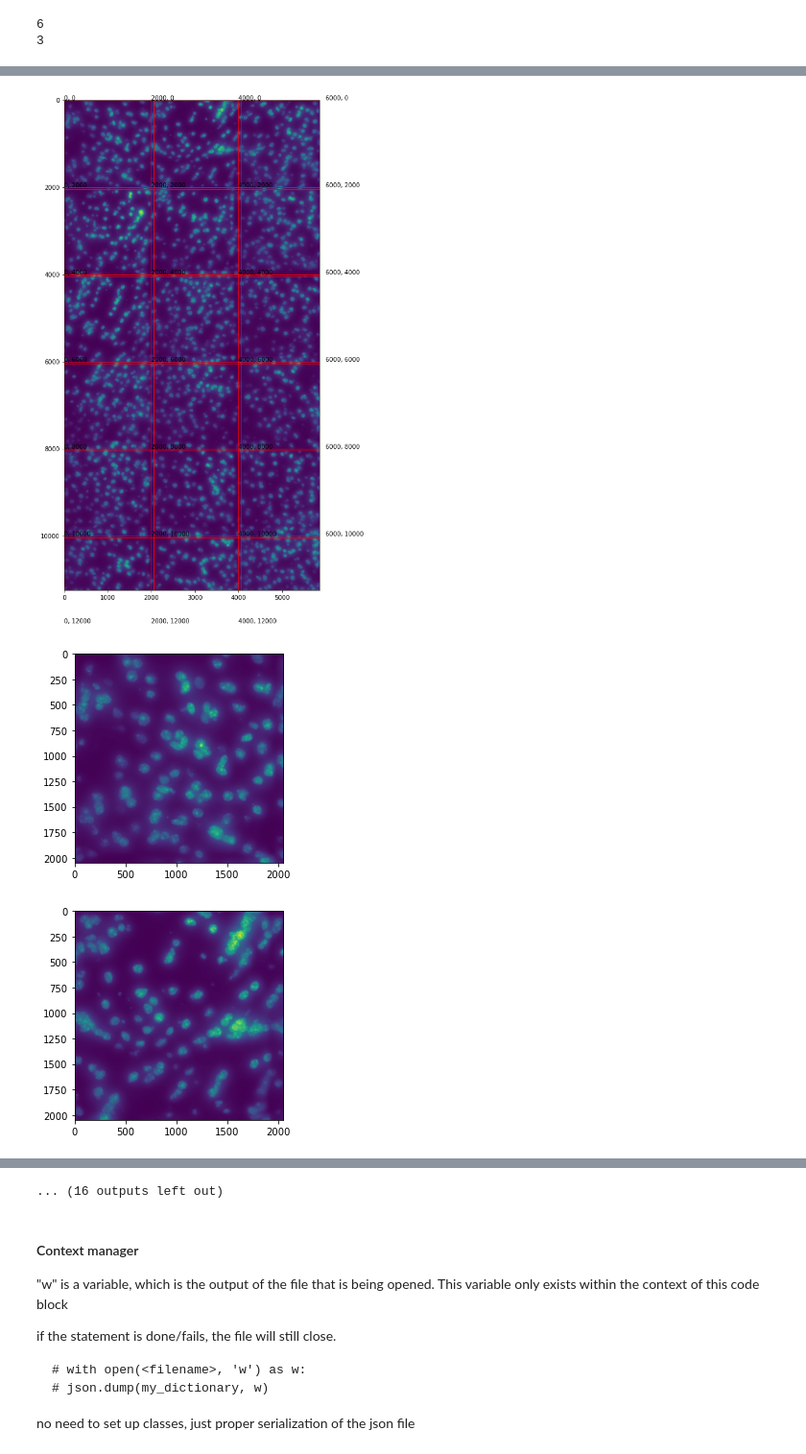
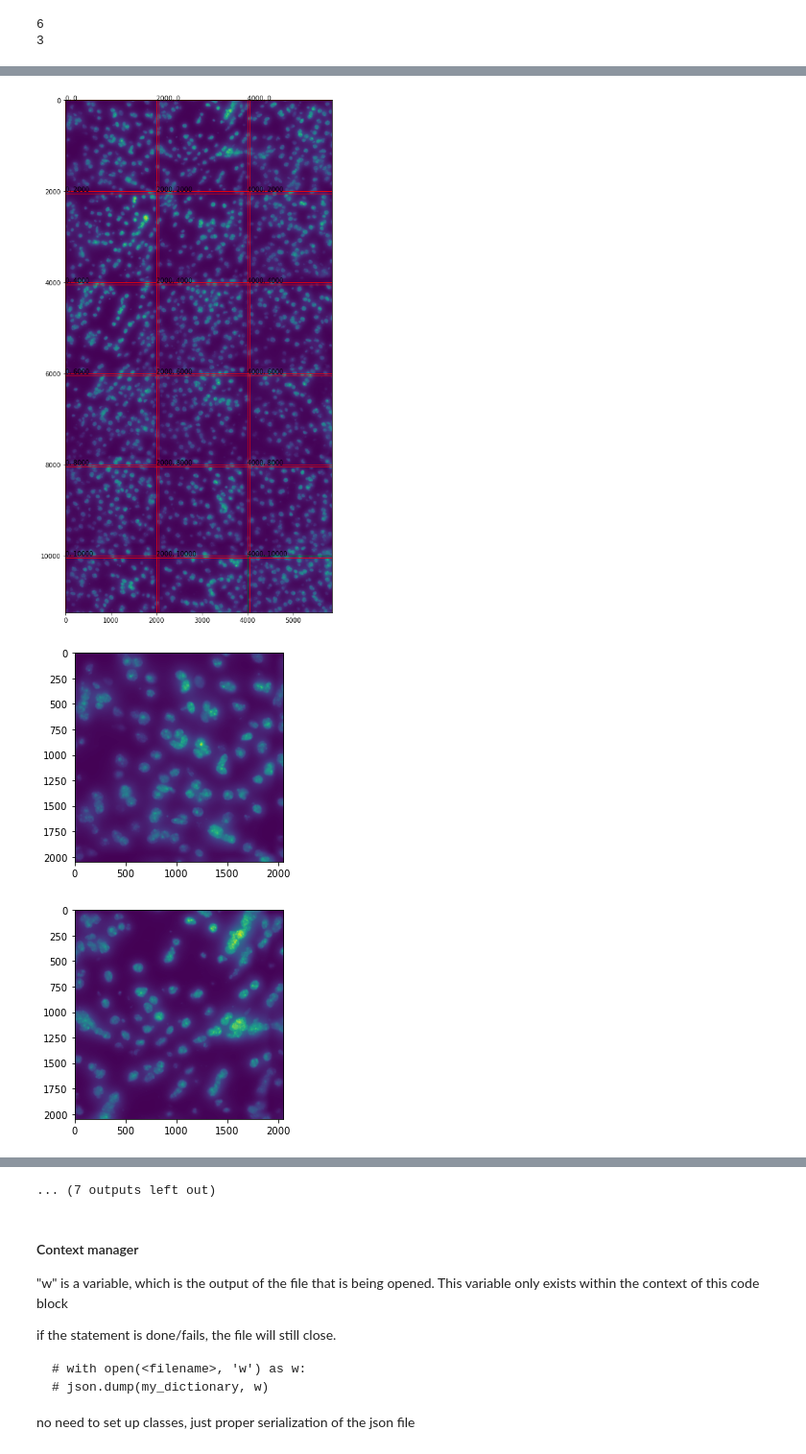
Before and after one commit to j92cp/AI_work, a Jupyter notebook: image_slicer.ipynb, the cells around one changed output, grey strips where cells are left out. Shown at 96% size. Cells and saved outputs as stored; diff of their text form; code cells hidden in the pictures.

Commit message:
indexing changes

```diff
--- a/image_slicer.ipynb
+++ b/image_slicer.ipynb
@@ -156,9 +156,9 @@ print(width)
 3
 # %%
 #range in the x-direction determined by width of image; row length
-tile_range_r = np.arange(0, sample.shape[1]+tile_size, tile_step)
+tile_range_r = np.arange(0, sample.shape[1], tile_step)
 
 #range in the y-direction determined by height; column height
-tile_range_c = np.arange(0, sample.shape[0]+tile_size, tile_step)
+tile_range_c = np.arange(0, sample.shape[0], tile_step)
 
-xs, ys = np.meshgrid(tile_range_r, tile_range_c, indexing='ij')
+rs, cs = np.meshgrid(tile_range_r, tile_range_c, indexing='ij')
@@ -176,48 +175,42 @@ ax = plt.gca()
 
 img_dir = []
 img_coordinates = []
 img_pos = {}
 
-for ii, tile in enumerate(xs.ravel()):
+for ii, tile in enumerate(rs.ravel()):
 
     #this is to display the overall grid that will overlay the sample image
 
-    #testing between different modes of determining r_min to capture sample shape values as edges
-    r_min = xs.ravel()[ii]
-    #r_min = np.min([xs.ravel()[ii], sample.shape[1]])
-    r_max = np.min([xs.ravel()[ii]+ tile_size, sample.shape[1]])
+    r_min = rs.ravel()[ii]
+    r_max = np.min([rs.ravel()[ii]+tile_size, sample.shape[1]])
 
-    c_min = ys.ravel()[ii]
-    #c_min = np.min([ys.ravel()[ii], sample.shape[0]])
-    c_max = np.min([ys.ravel()[ii]+ tile_size, sample.shape[0]])
-
+    c_min = cs.ravel()[ii]
+    c_max = np.min([cs.ravel()[ii]+tile_size, sample.shape[0]])
 
     sub_image = sample[r_min:r_max,c_min:c_max]
     img_coordinates.append([r_min, r_max, c_min, c_max])
 
-
-
-    for i in range((length*width)+(length+width)):# this range may be an issue causing the incomplete figures
+    for i in range((length*width)):# this range may be an issue causing the incomplete figures
 
         if ii == i:
             rect = Rectangle((r_min, c_min), r_max-r_min, c_max-c_min, linewidth=1, edgecolor='g', facecolor='none')
+            ax.add_patch(rect)
             ax.text(r_min, c_min, str(r_min)+", "+str(c_min))
 
             # add a figure below that will show the subimage
             plt.figure()
             plt.imshow(sub_image)
 
             img_dir.append(sub_image)
 
-            img_pos['_DAPI_Overview_subimage_'+str(i).zfill(5)] = [int(ii) for ii in img_coordinates[i]]
+            img_pos['_DAPI_Overview_subimage_'+str(i).zfill(5)] = [int(j) for j in img_coordinates[i]]
                     #today.strftime("%Y%m%d")+, excised for ease of editing
         else:
             rect = Rectangle((r_min,c_min), r_max-r_min, c_max-c_min, linewidth=1, edgecolor='r', facecolor='none')
             ax.add_patch(rect)
-
     #    time.sleep(2)
 # %% [output]
-[figure, old version]
+[figure, new version]
 [figure]
 [figure]
 [figure]
@@ -231,5 +224,5 @@ for ii, tile in enumerate(xs.ravel()):
 [figure]
-... (16 outputs left out)
+... (7 outputs left out)
 # %% [markdown]
 #### Context manager
 
```
Also changed, not shown: parts of 5 cells of this notebook.
